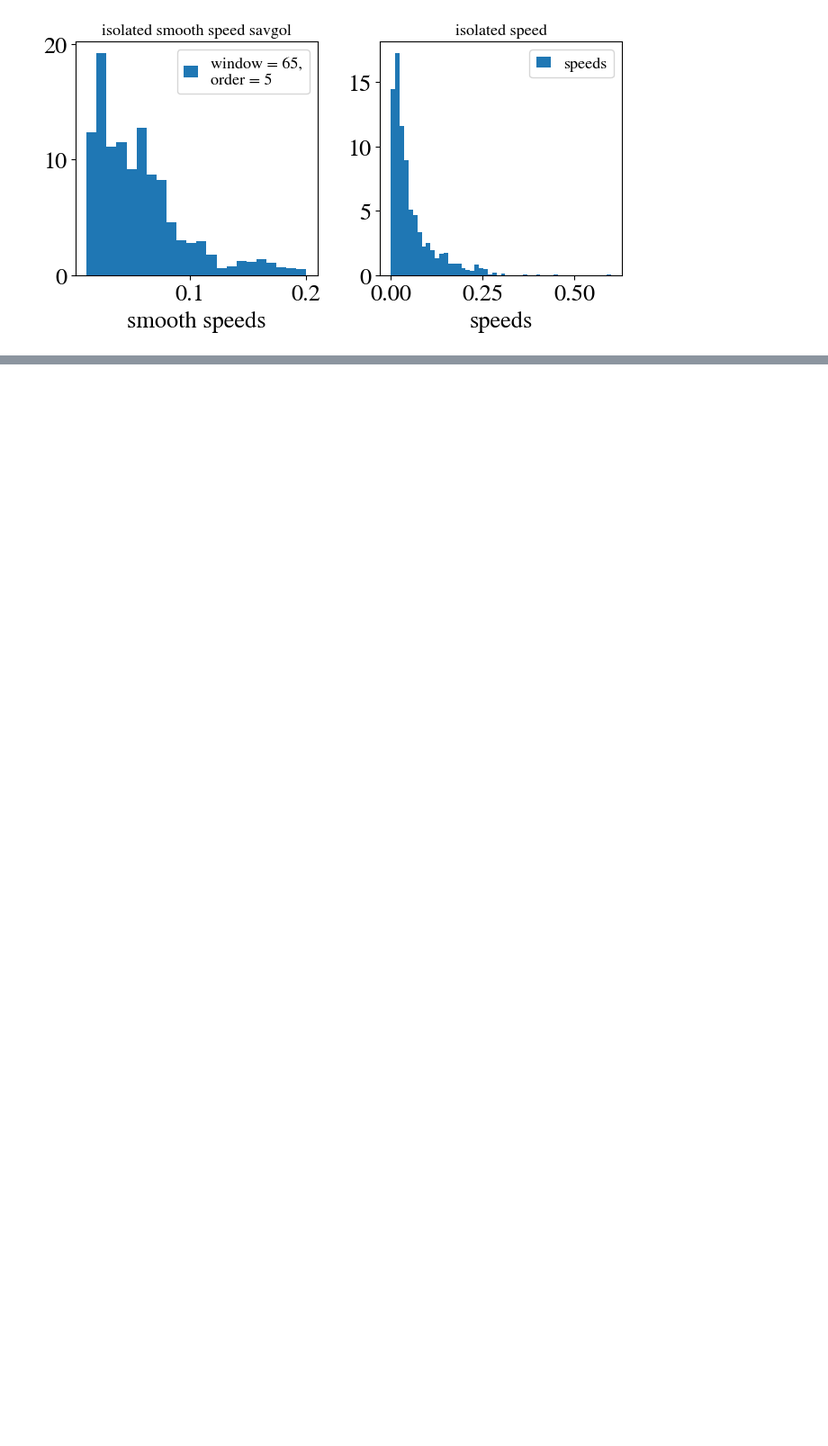
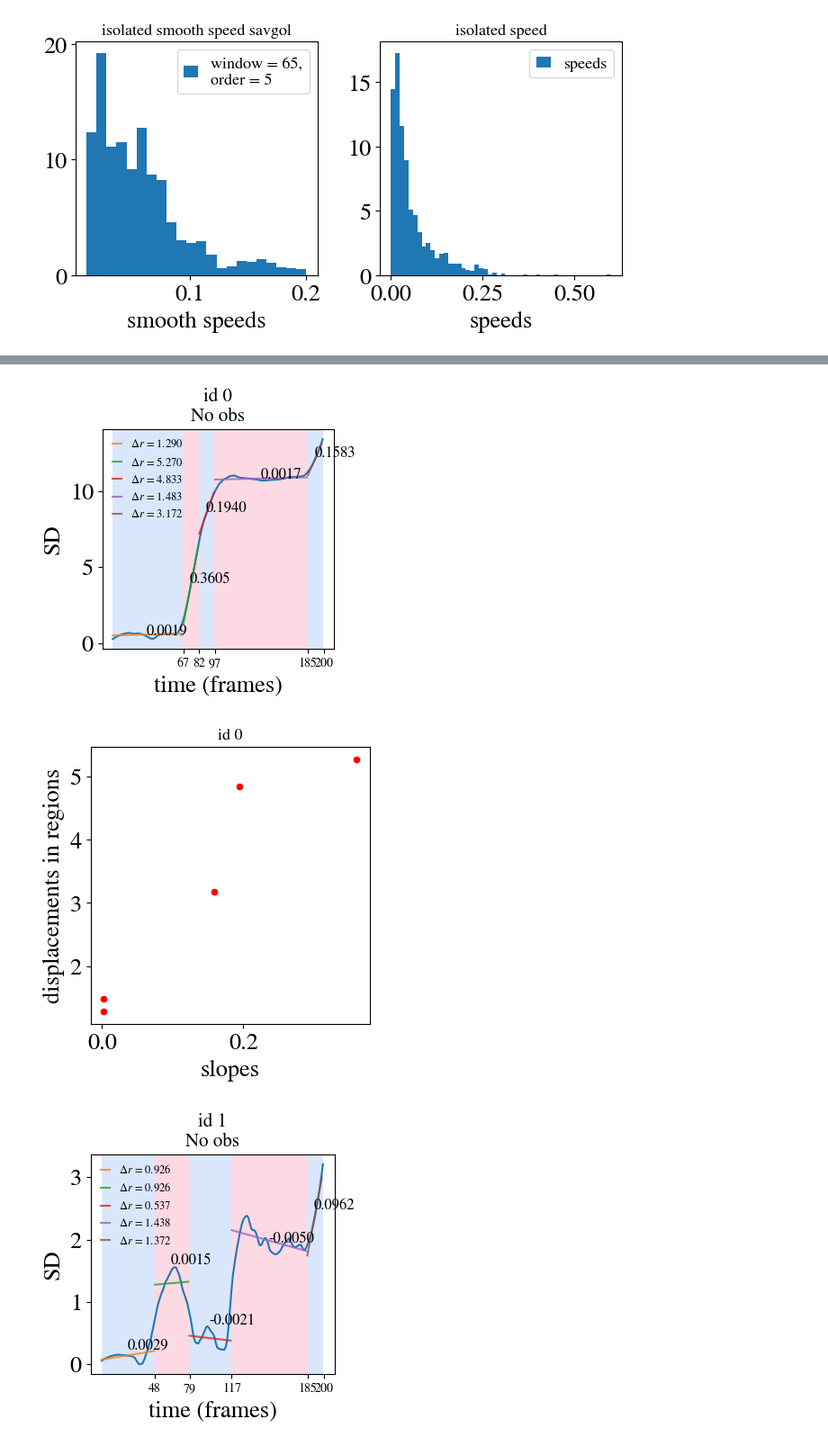
Before and after one commit to jannesantana/bacteria, a Jupyter notebook: smoothing_analysis.ipynb, the cells around one changed output, grey strips where cells are left out. Shown at 90% size. Cells and saved outputs as stored; diff of their text form; code cells hidden in the pictures; blank space fills up the shorter version.

Commit message:
rupture finished, organizing new data

```diff
--- a/smoothing_analysis.ipynb
+++ b/smoothing_analysis.ipynb
@@ -107,0 +281,30 @@ plt.show()
+# %%
+def slopes_compute(data,time,result,n,x,y):
+    nbkp = len(result)
+    slopes_list = np.zeros((nbkp,2))
+    regions = np.zeros((nbkp,2),dtype=int)
+    disp_in_regions = np.zeros(nbkp)
+    for i in range(nbkp):
+
+        if i == 0:
+            start = 0
+            # end = result[i+1]
+        else:
+
+            start = result[i-1]
+        if result[i] == n:
+            end = n-1
+        else:
+            end = result[i]
+        dx = x[end] - x[start]
+        dy = y[end] - y[start]
+        disp = np.sqrt(dx**2 + dy**2)
+        disp_in_regions[i] = disp
+
+
+        regions[i] =np.array([start,end])
+        params,_ = curve_fit(linear_fit,time[start+3:end-1],data[start+3:end-1])
+        # slope = (sd[end]-sd[start])/(time[end]-time[start])
+
+        slopes_list[i] = np.array([params[0],params[1]])
+    return slopes_list,regions,disp_in_regions
@@ -107,0 +372,3 @@ plt.show()
+# %%
+traj = dataframe_isolated[dataframe_isolated['Track ID']==5].sort_values('Frame')
+traj['Obs']
@@ -107,0 +389,15 @@ plt.show()
+# %%
+all_slopes_sd_isolated = []
+all_disp_regions_isolated = []
+for id in computed_ids_isolated:
+    traj = dataframe_isolated[dataframe_isolated['Track ID']==id].sort_values('Frame')
+    obs = traj['Obs'].values[0]
+    slopes_list,disp_in_regions=find_plateaus_runs(traj,id,obs,smooth=True,piecewise_linear=True)
+    mask = slopes_list <= 0.2
+
+    all_slopes_sd_isolated+=list(slopes_list[mask])
+    all_disp_regions_isolated += list(disp_in_regions[mask])
+# %% [output]
+[figure, added]
+[figure, added]
+[figure, added]
```
Also changed, not shown: parts of 18 cells of this notebook, 14 other files.
